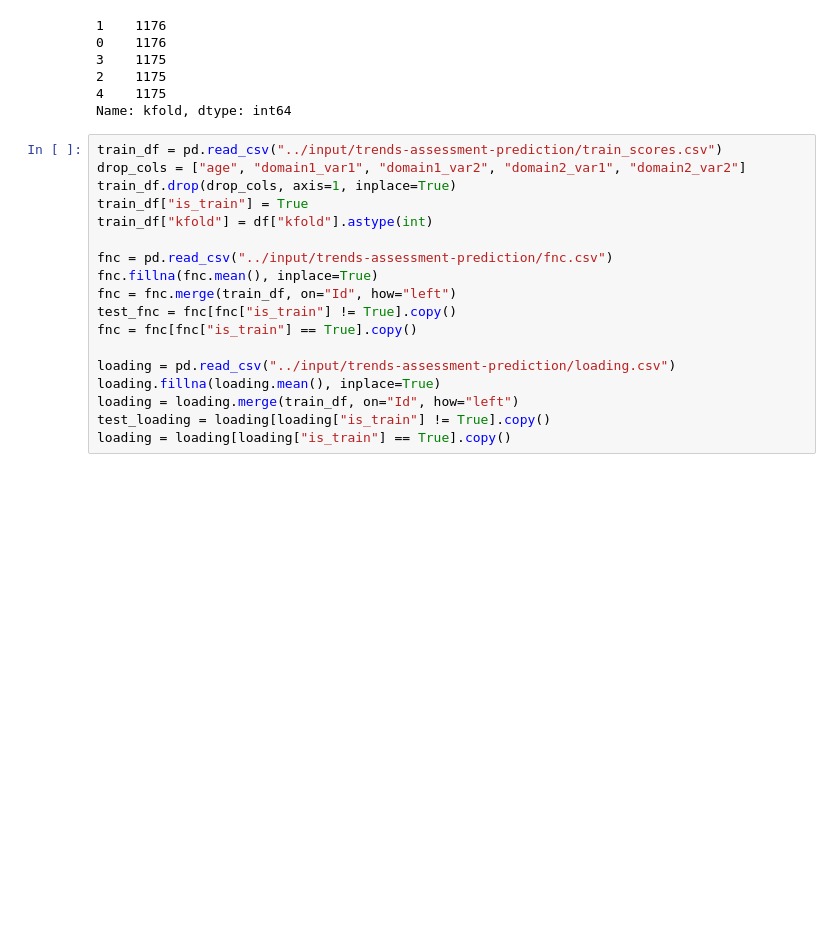
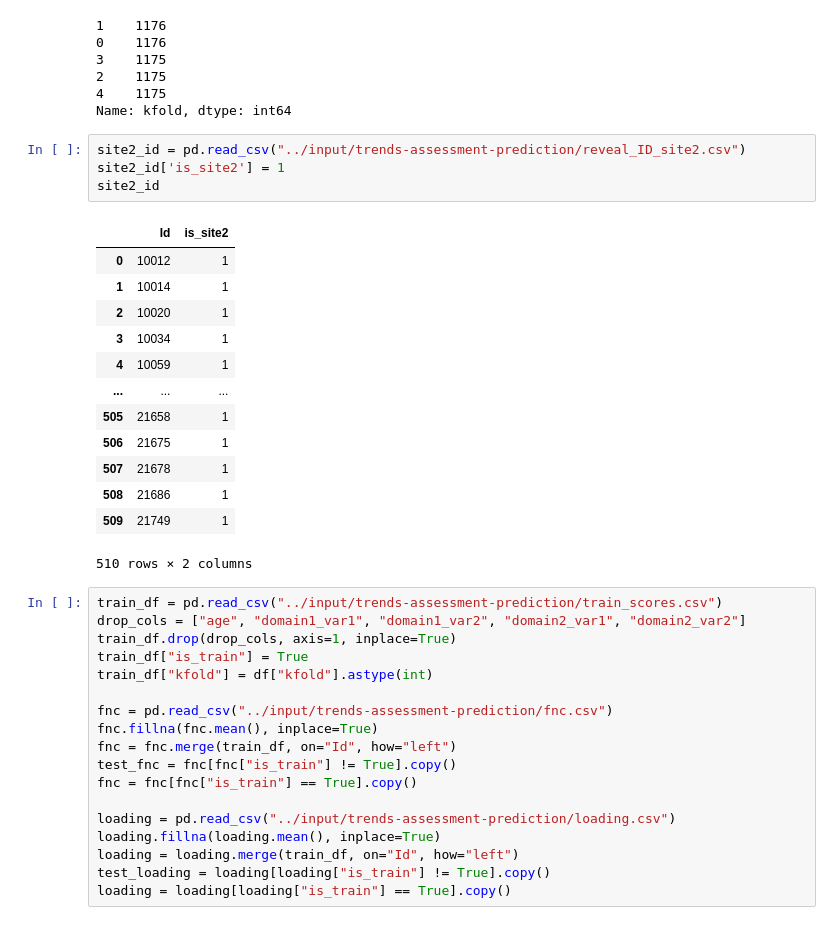
Before and after one commit to ibkuroyagi/trends-images, a Jupyter notebook: working/adversal-valid.ipynb, the cells around one changed output. Drawn from its saved outputs; the diff is of its cells as text; blank space fills up the shorter version.

```diff
--- a/working/adversal-valid.ipynb
+++ b/working/adversal-valid.ipynb
@@ -779,6 +808,24 @@ df['kfold'].value_counts()
 2    1175
 4    1175
 Name: kfold, dtype: int64
+# %%
+site2_id = pd.read_csv("../input/trends-assessment-prediction/reveal_ID_site2.csv")
+site2_id['is_site2'] = 1
+site2_id
+# %% [output]
+|  | Id | is_site2 |
+| 0 | 10012 | 1 |
+| 1 | 10014 | 1 |
+| 2 | 10020 | 1 |
+| 3 | 10034 | 1 |
+| 4 | 10059 | 1 |
+| ... | ... | ... |
+| 505 | 21658 | 1 |
+| 506 | 21675 | 1 |
+| 507 | 21678 | 1 |
+| 508 | 21686 | 1 |
+| 509 | 21749 | 1 |
+510 rows × 2 columns
 # %%
 train_df = pd.read_csv("../input/trends-assessment-prediction/train_scores.csv")
 drop_cols = ["age", "domain1_var1", "domain1_var2", "domain2_var1", "domain2_var2"]
```
Also changed, not shown: parts of 8 cells of this notebook, 5 other files.
